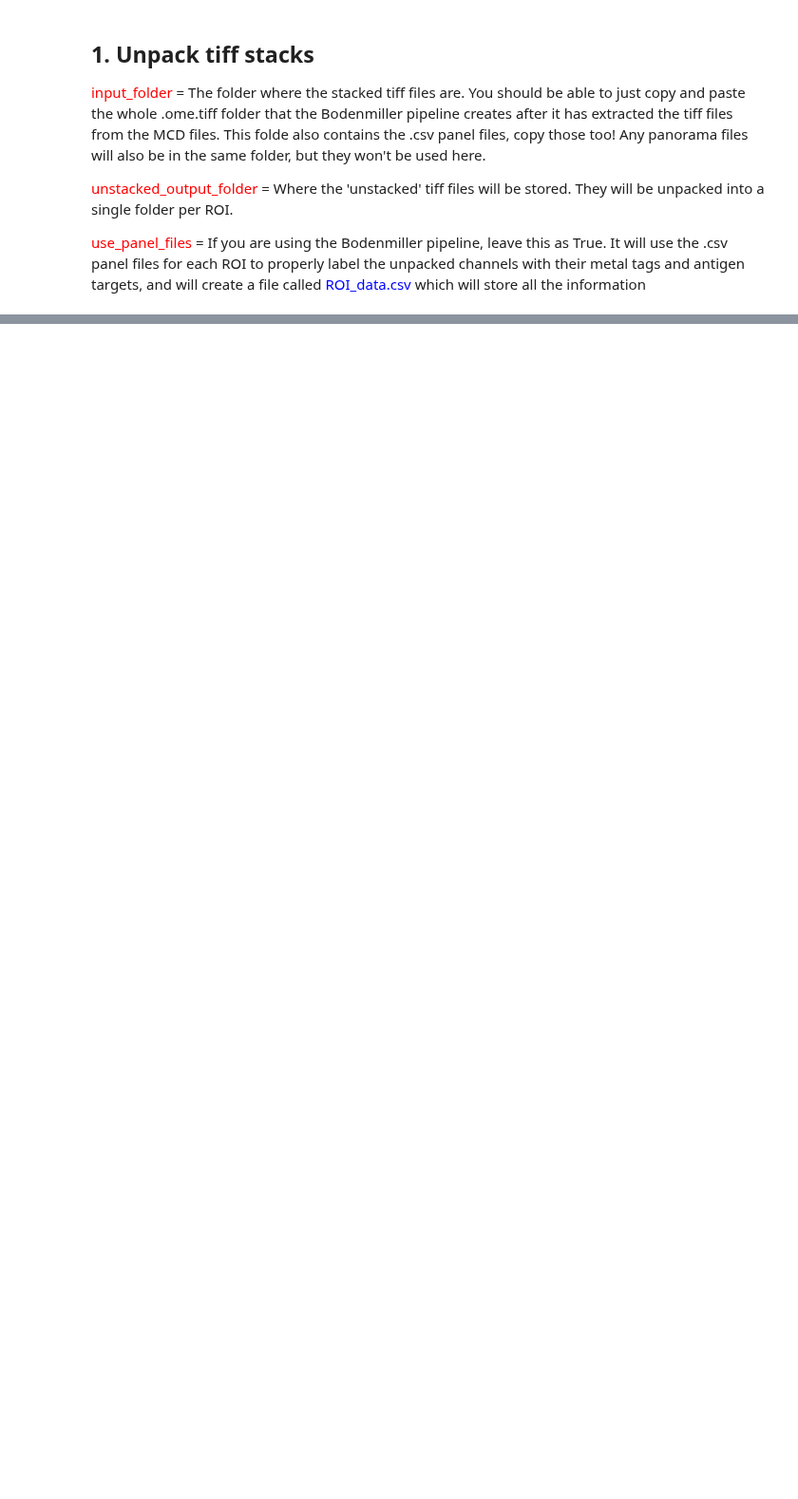
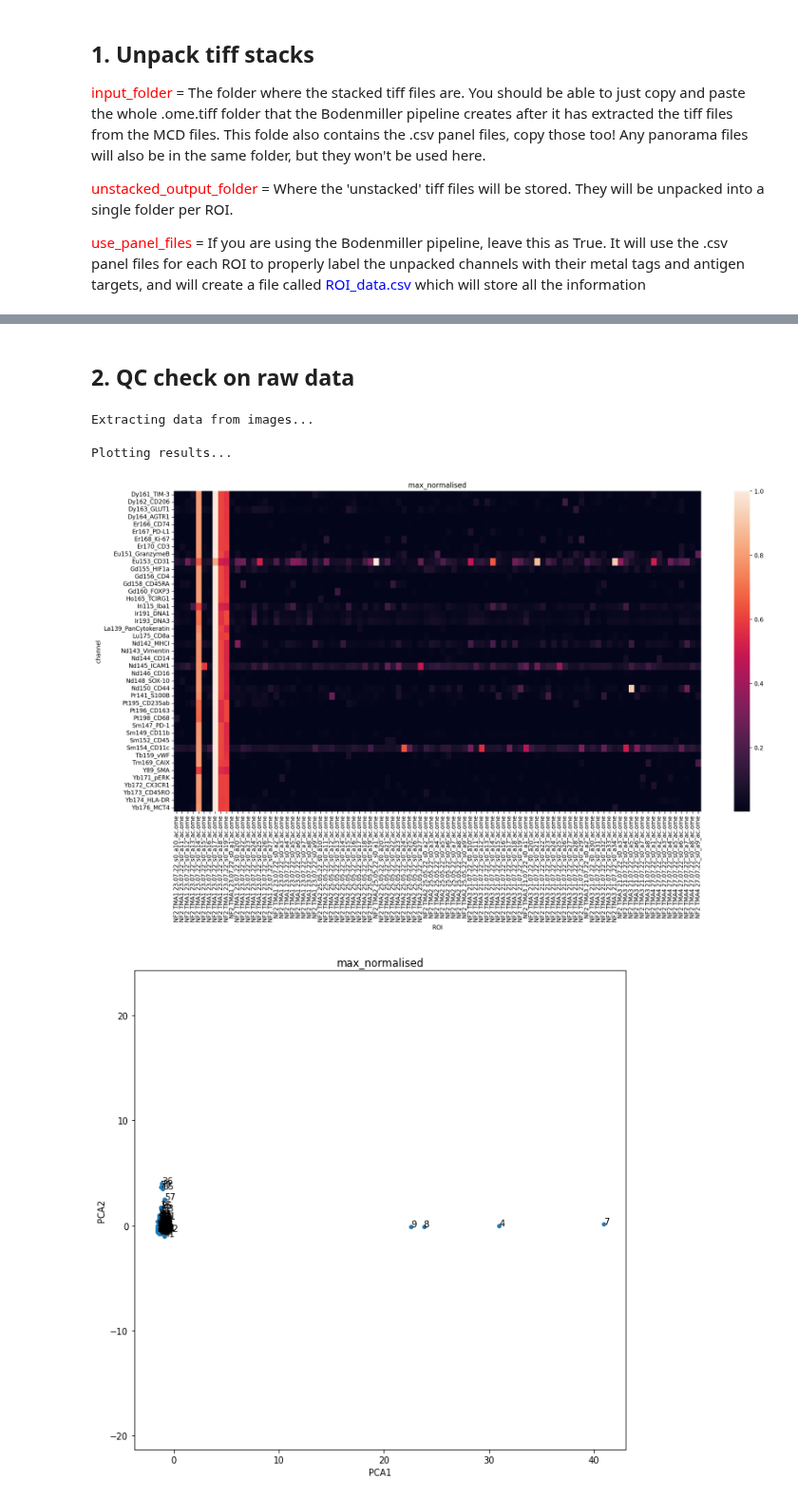
Before and after one commit to dr-michael-haley/imcanalysis, a Jupyter notebook: Mike_IMC_Denoise.ipynb, the cells around one changed output, grey strips where cells are left out. Shown at 95% size. Cells and saved outputs as stored; diff of their text form; code cells hidden in the pictures; blank space fills up the shorter version.

```diff
--- a/Mike_IMC_Denoise.ipynb
+++ b/Mike_IMC_Denoise.ipynb
@@ -143,0 +524,9 @@ The following 56 channels were detected, and will be used if process_all_channel
+# %% [markdown]
+## 2. QC check on raw data
+# %%
+qc_heatmap()
+# %% [output]
+Extracting data from images...
+Plotting results...
+[figure, added]
+[figure, added]
```
Also changed, not shown: parts of 18 cells of this notebook.
